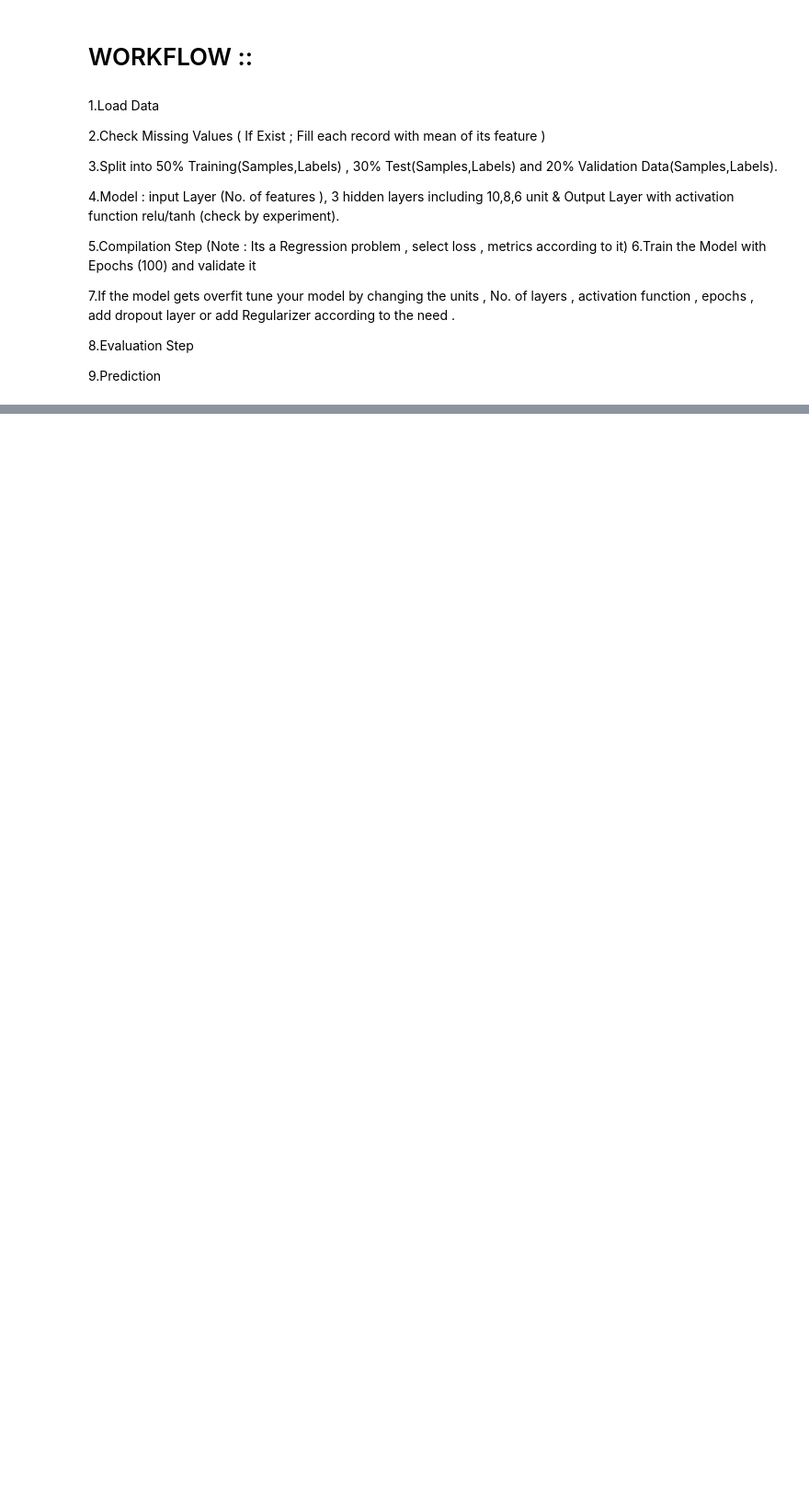
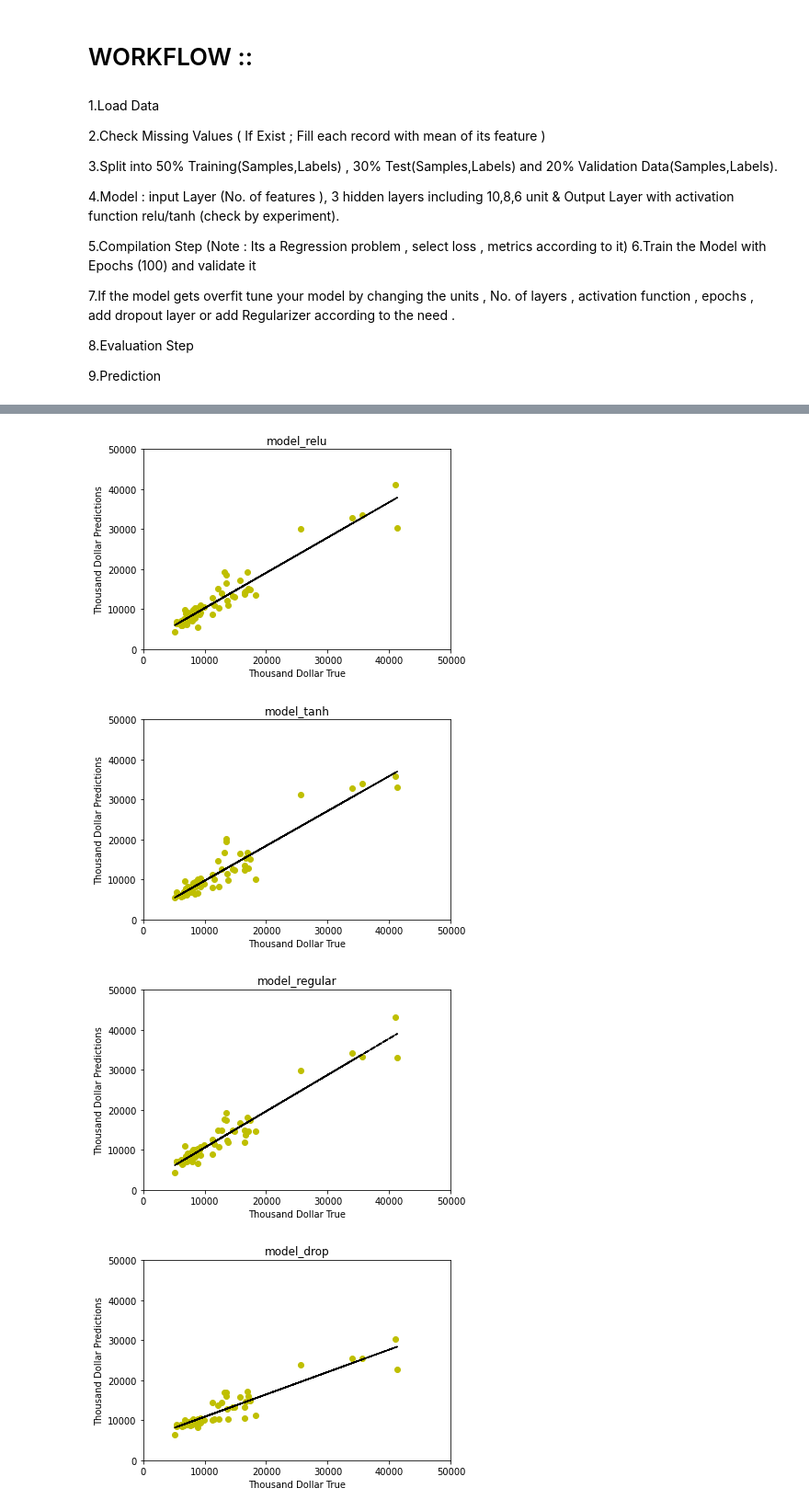
Before and after one commit to mohsin-code/Deep-Learning, a Jupyter notebook: Car Price Prediction assignment.ipynb, the cells around one changed output, grey strips where cells are left out. Shown at 92% size. Cells and saved outputs as stored; diff of their text form; code cells hidden in the pictures; blank space fills up the shorter version.

```diff
--- a/Car Price Prediction assignment.ipynb
+++ b/Car Price Prediction assignment.ipynb
@@ -45,0 +544,4 @@ ModuleNotFoundError: No module named 'tensorflow'
+# %%
+model_regular = build_model_regular('relu')
+model_regular.fit(train, train_l,epochs= 100, batch_size=1, verbose=0)
+test_mse_score, test_mae_score = model_regular.evaluate(test, test_l)
@@ -45,0 +551,4 @@ ModuleNotFoundError: No module named 'tensorflow'
+# %%
+model_drop = build_model_drop('relu')
+model_drop.fit(train, train_l,epochs= 100, batch_size=1, verbose=0)
+test_mse_score, test_mae_score = model_drop.evaluate(test, test_l)
@@ -45,0 +603,31 @@ ModuleNotFoundError: No module named 'tensorflow'
+# %%
+def plot_fn(mod):
+  y_true = test_l* std_label + mean_label
+  y_pred = mod.predict(test) * std_label + mean_label
+  return y_true , y_pred.flatten()
+# %%
+import numpy as np
+import matplotlib.pyplot as plt
+%matplotlib inline
+def plotting(mod, label):
+  y_true, y_pred = plot_fn(mod)
+  coef = np.polyfit(y_true,y_pred,1)
+  poly1d_fn = np.poly1d(coef)
+  # poly1d_fn is now a function which takes in x and returns an estimate for y
+  plt.figure()
+  plt.plot(y_true,y_pred, 'yo', y_true, poly1d_fn(y_true), '--k')
+  plt.title(label)
+  plt.xlabel('Thousand Dollar True' )
+  plt.ylabel('Thousand Dollar Predictions' )
+  plt.xlim(0, 50000)
+  plt.ylim(0, 50000)
+# %%
+plot_list = []
+for i,j in enumerate([model_relu, model_tanh, model_regular, model_drop]):
+  list_name = ['model_relu', 'model_tanh', 'model_regular', 'model_drop']
+  plot_list.append(plotting(j,list_name[i]))
+# %% [output]
+[figure, added]
+[figure, added]
+[figure, added]
+[figure, added]
```
Also changed, not shown: parts of 38 cells of this notebook.
